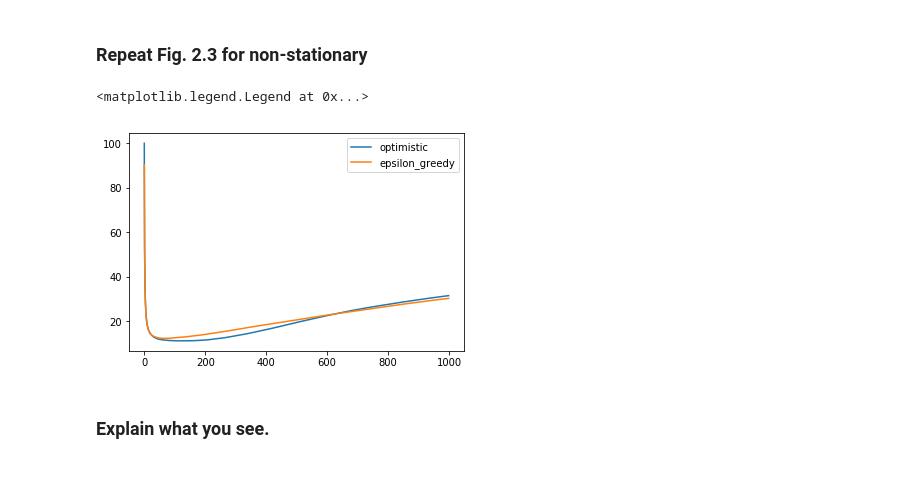
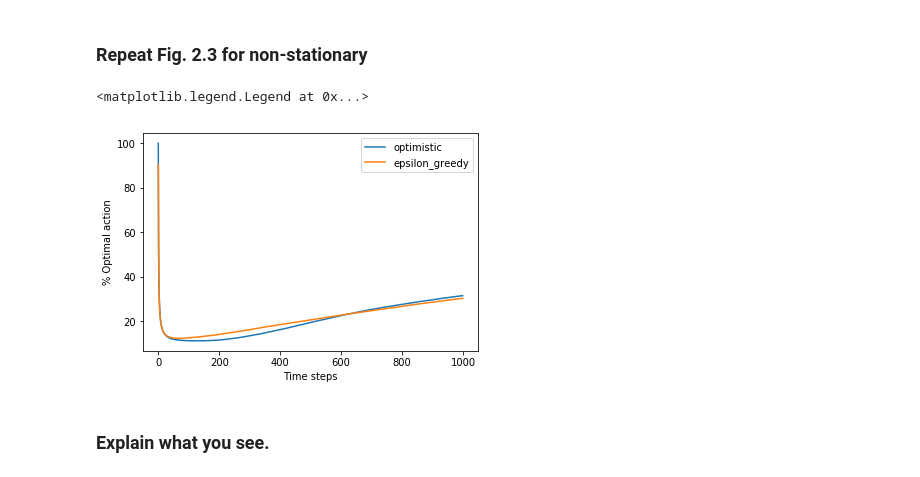
Before and after one commit to madaanpulkit/RL-M2019, a Jupyter notebook: HW1/homework_1.ipynb, the cells around one changed output. Saved outputs shown, nothing was run; the diff lists cells and outputs as text; code cells hidden in the pictures.

```diff
--- a/HW1/homework_1.ipynb
+++ b/HW1/homework_1.ipynb
@@ -170,11 +176,13 @@ avg_R_epsilon_non, per_optim_epsilon_non = bandit_test_bed(arms=arms, runs=runs,
 # %%
 plt.figure()
 plt.plot(per_optim_optim_non, label='optimistic')
 plt.plot(per_optim_epsilon_non, label='epsilon_greedy')
+plt.xlabel('Time steps')
+plt.ylabel('% Optimal action')
 plt.legend()
 # %% [output]
 <matplotlib.legend.Legend at 0x...>
-[figure, old version]
+[figure, new version]
 # %% [markdown]
 ### Explain what you see.
 # %% [markdown]
```
Also changed, not shown: parts of 3 cells of this notebook.
